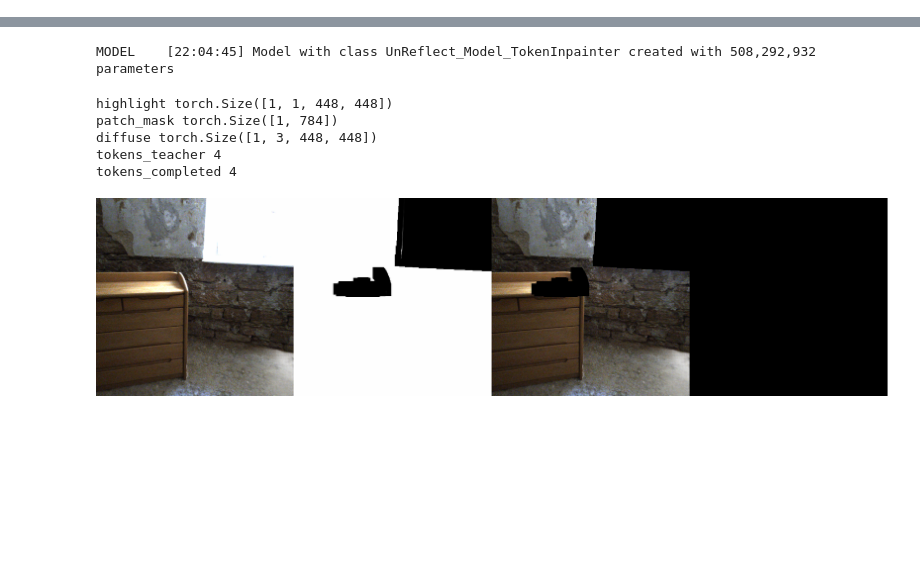
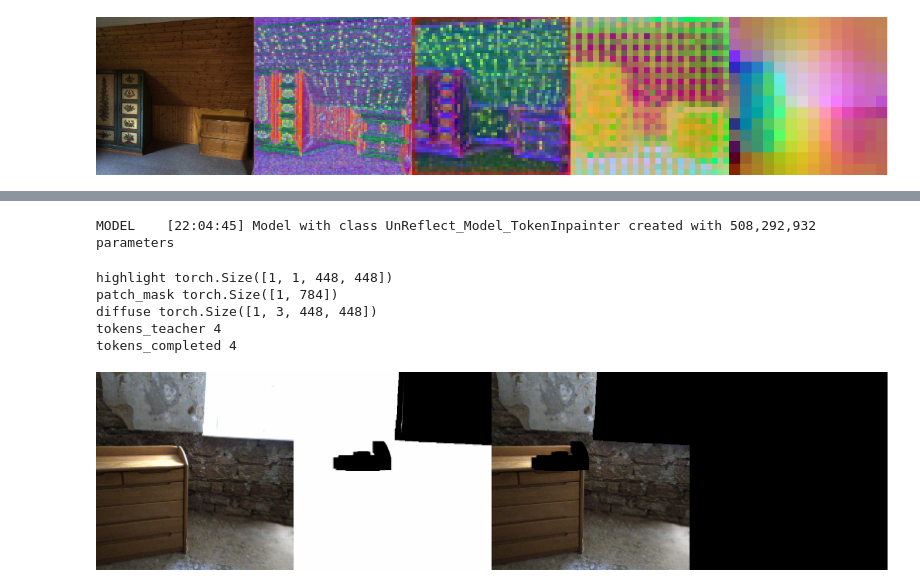
Before and after one commit to alberto-rota/UnReflectAnything, a Jupyter notebook: sandboxes/model_workshop.ipynb, the cells around one changed output, grey strips where cells are left out. Cells and saved outputs as stored; diff of their text form; code cells hidden in the pictures; blank space fills up the shorter version.

```diff
--- a/sandboxes/model_workshop.ipynb
+++ b/sandboxes/model_workshop.ipynb
@@ -38,0 +85,24 @@ ph = PolarHighlighter(
+# %%
+# Similar to DINOv3 usage
+from models import DINOv3_ConvNext
+convnext_config = {
+    "model_name": "facebook/dinov3-convnext-large-pretrain-lvd1689m",
+    "image_size": 896,
+    "freeze_backbone": True,
+    # "return_selected_layers": [0, 1, 2, 3],  # For DPT decoder
+    "return_all_hidden_states": True,
+    "return_as_feature_maps": True
+}
+
+dinov3_convnext = DINOv3_ConvNext(convnext_config).cuda()
+idataloadr = iter(torch.utils.data.DataLoader(dataset, batch_size=2, shuffle=True))
+batch = next(idataloadr)
+image = batch["raw"].cuda(non_blocking=True)
+dinov3c_out = dinov3_convnext(image)
+for k,v in dinov3c_out.items():
+    if isinstance(v, torch.Tensor):
+        print(k,v.shape)
+    elif isinstance(v, list):
+        for i,t in enumerate(v):
+            if isinstance(t, torch.Tensor):
+                print(f"{k}[{i}]",t.shape)
@@ -38,0 +120,4 @@ ph = PolarHighlighter(
+# %%
+rgb(panelize(*[rgb(h[0],resize=(224,224),as_tensor=True) for h in dinov3c_out["all_hidden_states"]]))
+# %% [output]
+[figure, added]
```
Also changed, not shown: parts of 12 cells of this notebook, 25 other files.
